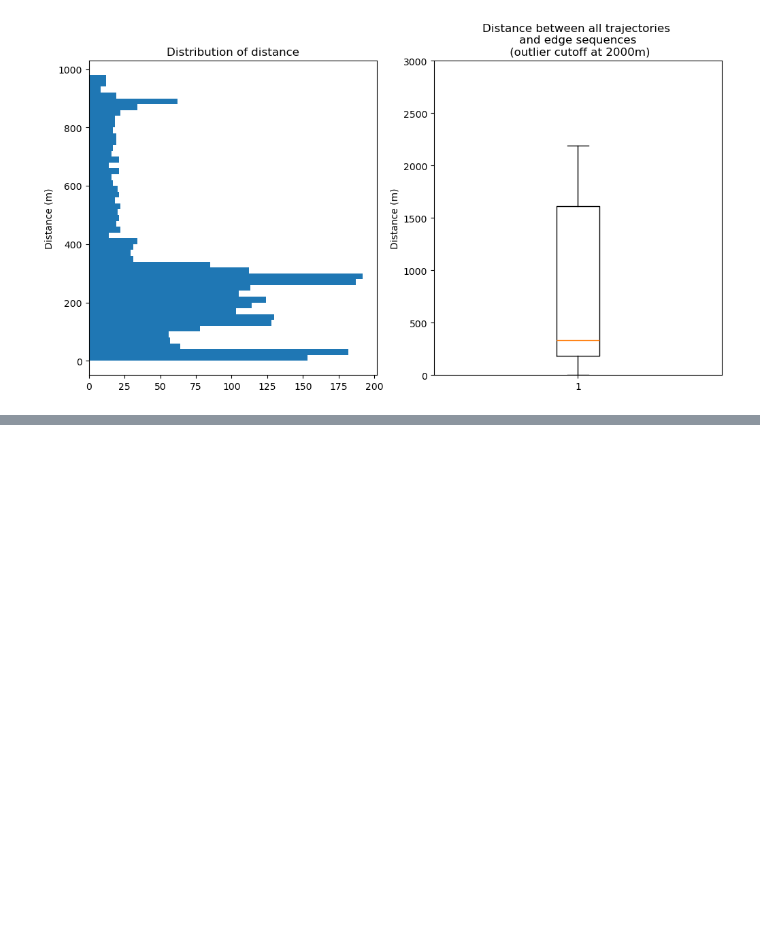
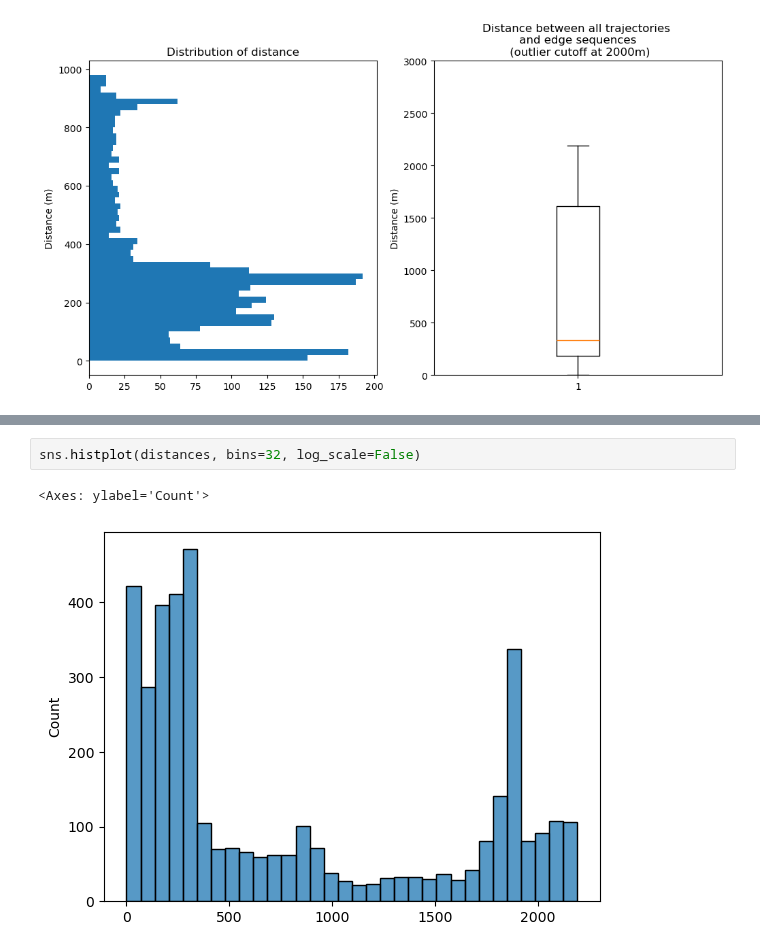
Before and after one commit to vhffm/maritime_route_prediction, a Jupyter notebook: notebooks/EVAL_MTN_by_shipgroup.ipynb, the cells around one changed output, grey strips where cells are left out. Drawn from its saved outputs; the diff is of its cells as text; blank space fills up the shorter version.

```diff
--- a/notebooks/EVAL_MTN_by_shipgroup.ipynb
+++ b/notebooks/EVAL_MTN_by_shipgroup.ipynb
@@ -126,0 +150,5 @@ axes[1].set_ylim([0, 3000])
+# %%
+sns.histplot(distances, bins=32, log_scale=False)
+# %% [output]
+<Axes: ylabel='Count'>
+[figure, added]
```
Also changed, not shown: parts of 9 cells of this notebook.
